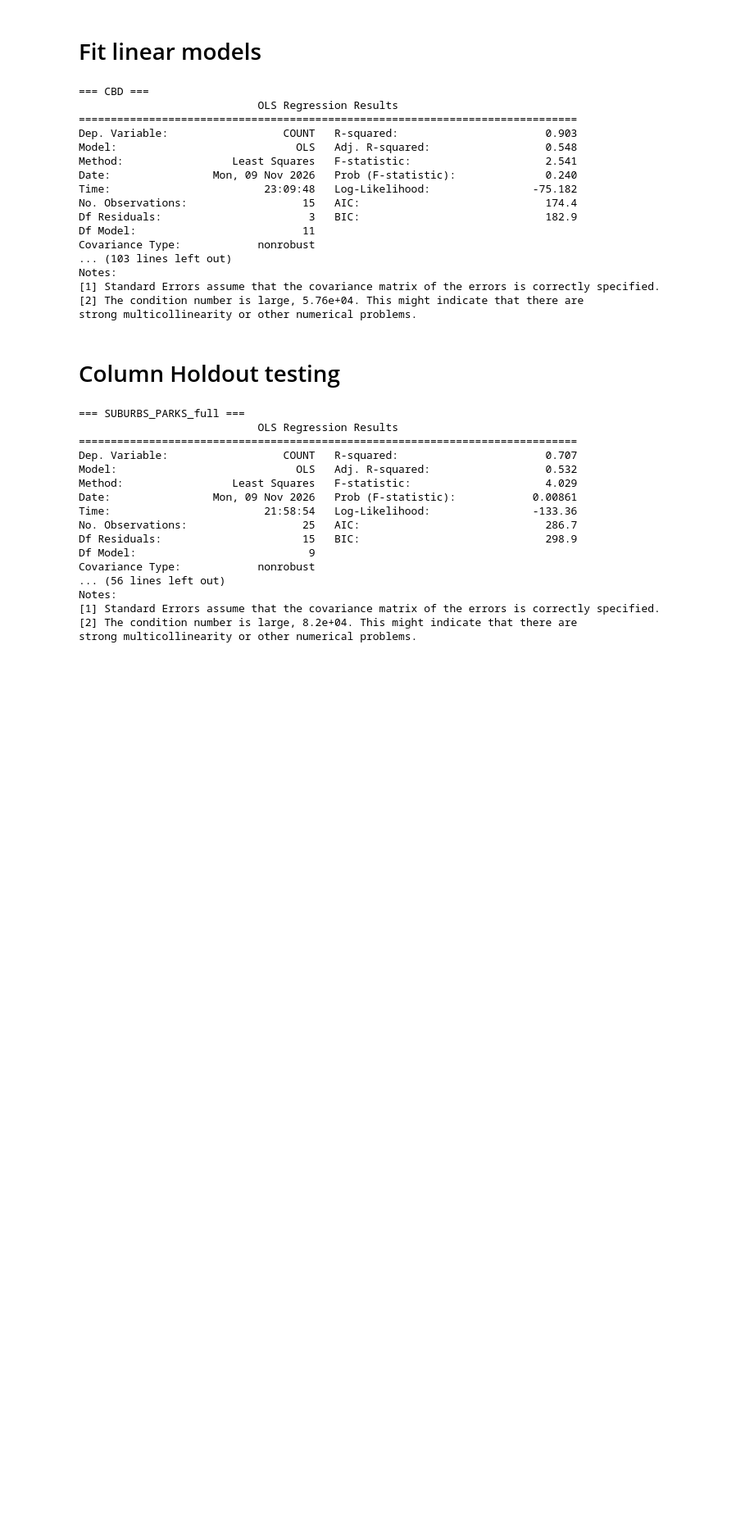
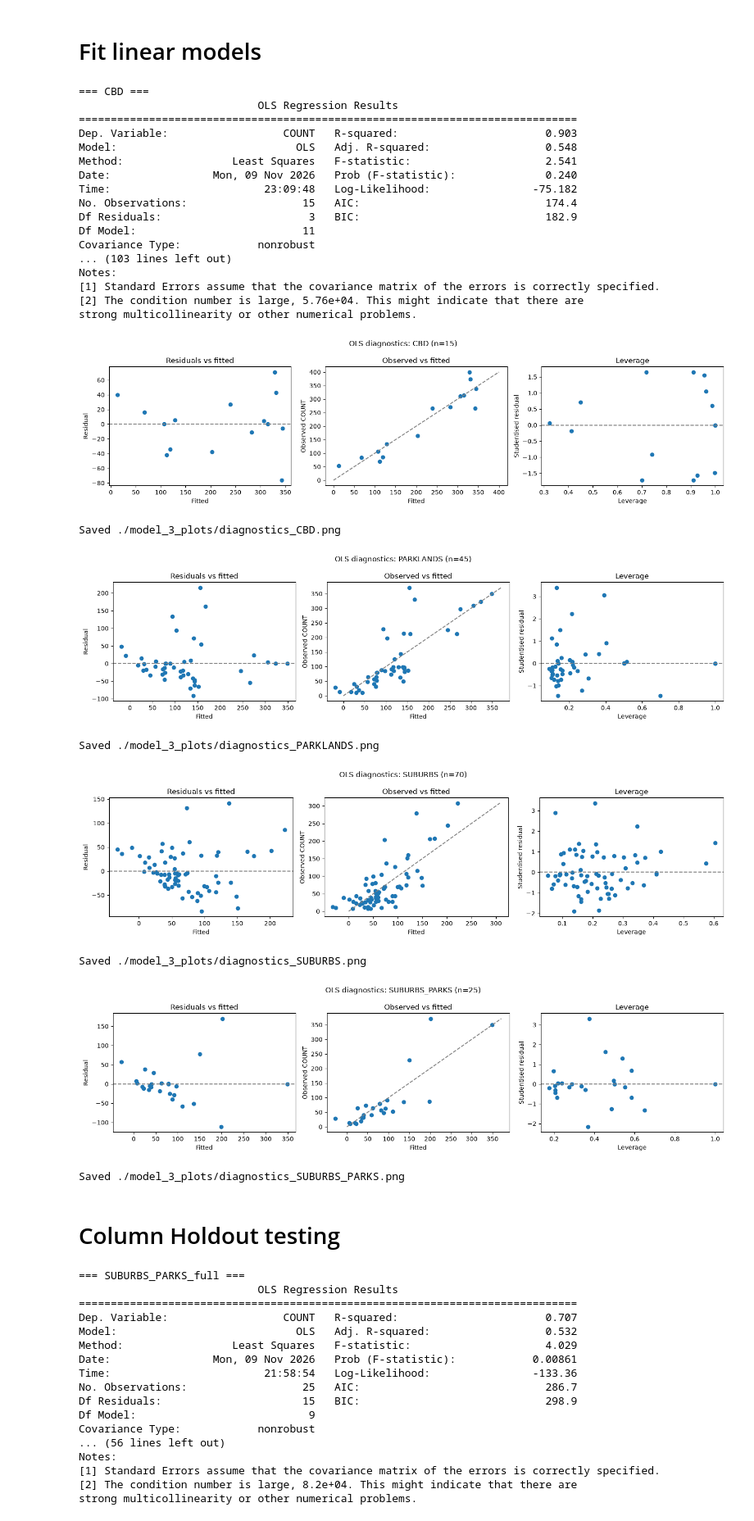
Before and after one commit to ahuyhuy/cyclist-volume-adelaide, a Jupyter notebook: investigation/adelaide-model-3/model_3.ipynb, the cells around one changed output. Shown at 82% size. Cells and saved outputs as stored; diff of their text form; code cells hidden in the pictures; blank space fills up the shorter version.

Commit message:
Final Model notebook documentation

```diff
--- a/investigation/adelaide-model-3/model_3.ipynb
+++ b/investigation/adelaide-model-3/model_3.ipynb
@@ -339,6 +339,61 @@ Notes:
 [1] Standard Errors assume that the covariance matrix of the errors is correctly specified.
 [2] The condition number is large, 5.76e+04. This might indicate that there are
 strong multicollinearity or other numerical problems.
+# %%
+# PLOTS!
+import os
+import matplotlib.pyplot as plt
+from statsmodels.stats.outliers_influence import OLSInfluence
+
+def plot_diagnostics(model, label, out_dir="./model_3_plots"):
+    """Residuals vs fitted, observed vs fitted, and leverage vs studentised residual."""
+    os.makedirs(out_dir, exist_ok=True)
+    fitted = model.fittedvalues
+    resid = model.resid
+    endog = model.model.endog
+
+    fig, axes = plt.subplots(1, 3, figsize=(15, 4))
+
+    # Residuals vs fitted: a funnel or curve suggests heteroskedasticity or misspecification
+    axes[0].scatter(fitted, resid)
+    axes[0].axhline(0, color="grey", ls="--")
+    axes[0].set(xlabel="Fitted", ylabel="Residual", title="Residuals vs fitted")
+
+    # Observed vs fitted: points should cluster around the diagonal
+    axes[1].scatter(fitted, endog)
+    lims = [0, max(float(fitted.max()), float(endog.max()))]
+    axes[1].plot(lims, lims, color="grey", ls="--")
+    axes[1].set(xlabel="Fitted", ylabel="Observed COUNT", title="Observed vs fitted")
+
+    # Leverage vs studentised residual: high-leverage, large-residual points drive the fit
+    infl = OLSInfluence(model)
+    axes[2].scatter(infl.hat_matrix_diag, infl.resid_studentized_internal)
+    axes[2].axhline(0, color="grey", ls="--")
+    axes[2].set(xlabel="Leverage", ylabel="Studentised residual", title="Leverage")
+
+    fig.suptitle(f"OLS diagnostics: {label} (n={int(model.nobs)})")
+    fig.tight_layout()
+    out_path = os.path.join(out_dir, f"diagnostics_{label}.png")
+    fig.savefig(out_path, dpi=150)
+    plt.show()
+    print(f"Saved {out_path}")
+
+for _label, _model in [
+    ("CBD", ols_CBD),
+    ("PARKLANDS", ols_PARKLANDS),
+    ("SUBURBS", ols_SUBURBS),
+    ("SUBURBS_PARKS", ols_SUBURBS_PARKS),
+]:
+    plot_diagnostics(_model, _label)
+# %% [output]
+[figure, added]
+Saved ./model_3_plots/diagnostics_CBD.png
+[figure, added]
+Saved ./model_3_plots/diagnostics_PARKLANDS.png
+[figure, added]
+Saved ./model_3_plots/diagnostics_SUBURBS.png
+[figure, added]
+Saved ./model_3_plots/diagnostics_SUBURBS_PARKS.png
 # %% [markdown]
 # Column Holdout testing
 # %%
```
Also changed, not shown: 28 other files.
